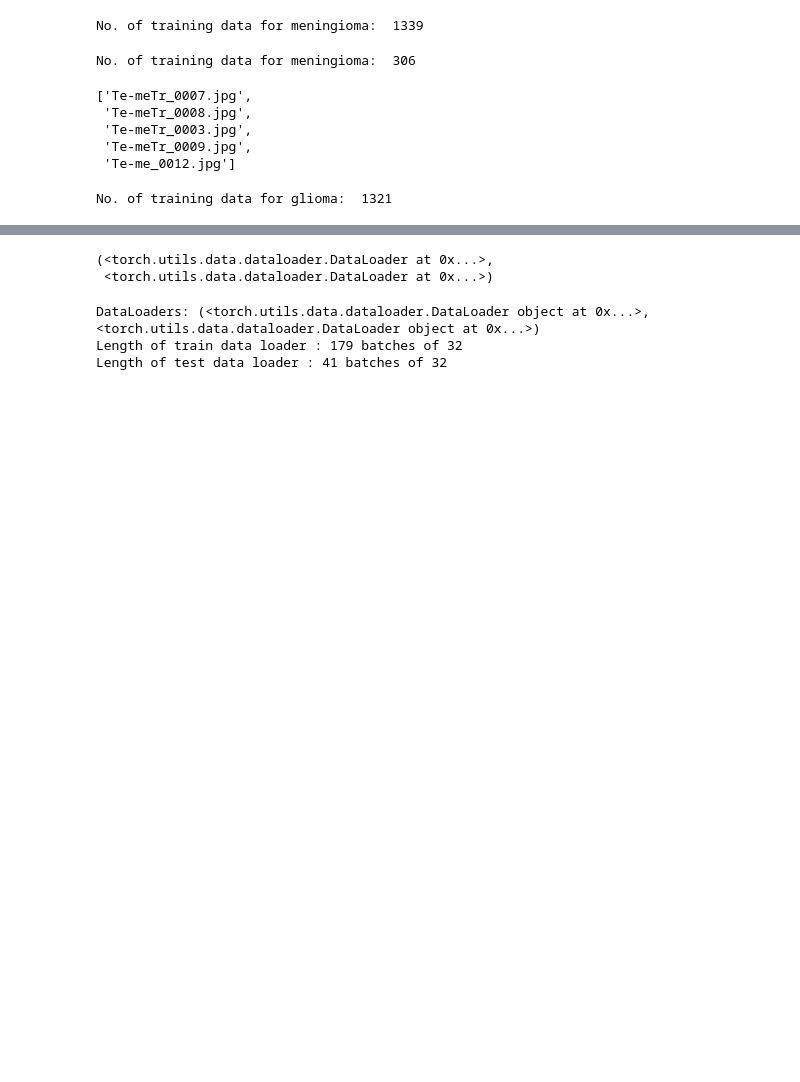
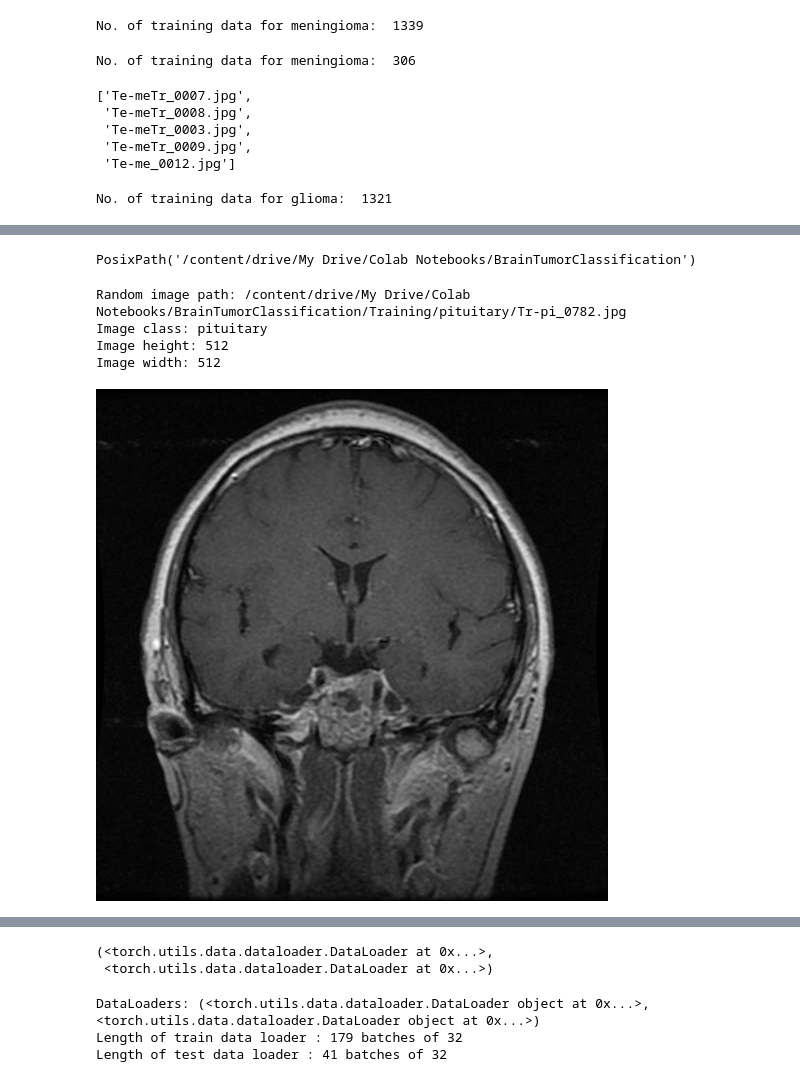
Before and after one commit to irkian/Brain_Tumor_Classifier, a Jupyter notebook: BrainTumorClassifier.ipynb, the cells around one changed output, grey strips where cells are left out. Cells and saved outputs as stored; diff of their text form; code cells hidden in the pictures; blank space fills up the shorter version.

```diff
--- a/BrainTumorClassifier.ipynb
+++ b/BrainTumorClassifier.ipynb
@@ -58,0 +80,35 @@ testData= ImageFolder(dataDir + '/Testing', transform = torchvision.transforms.T
+# %%
+import pathlib
+
+imagePath=pathlib.PosixPath(imagePath)
+# %%
+imagePath
+# %% [output]
+PosixPath('/content/drive/My Drive/Colab Notebooks/BrainTumorClassification')
+# %%
+import random
+from PIL import Image
+# random.seed(42)
+
+imagePathList= list(imagePath.glob("*/*/*.jpg"))
+
+
+randomImagePath = random.choice(imagePathList)
+
+
+imageClass = randomImagePath.parent.stem
+
+
+img = Image.open(randomImagePath)
+
+print(f'Random image path: {randomImagePath}')
+print(f'Image class: {imageClass}')
+print(f'Image height: {img.height}')
+print(f'Image width: {img.width}')
+img
+# %% [output]
+Random image path: /content/drive/My Drive/Colab Notebooks/BrainTumorClassification/Training/pituitary/Tr-pi_0782.jpg
+Image class: pituitary
+Image height: 512
+Image width: 512
+[figure, added]
```
Also changed, not shown: parts of 28 cells of this notebook.
